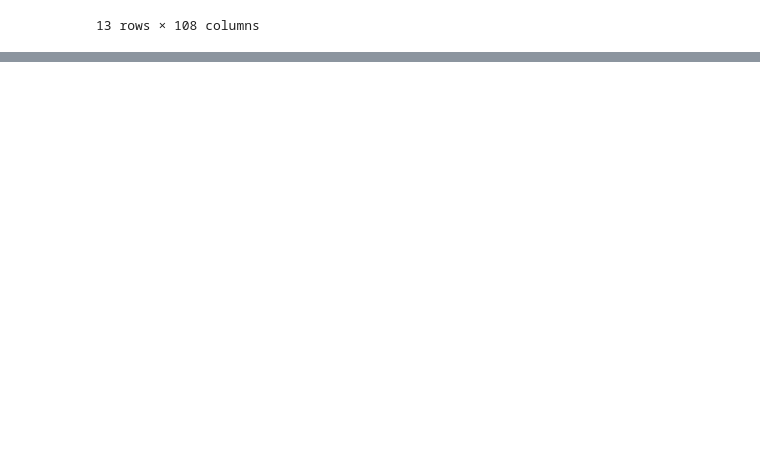
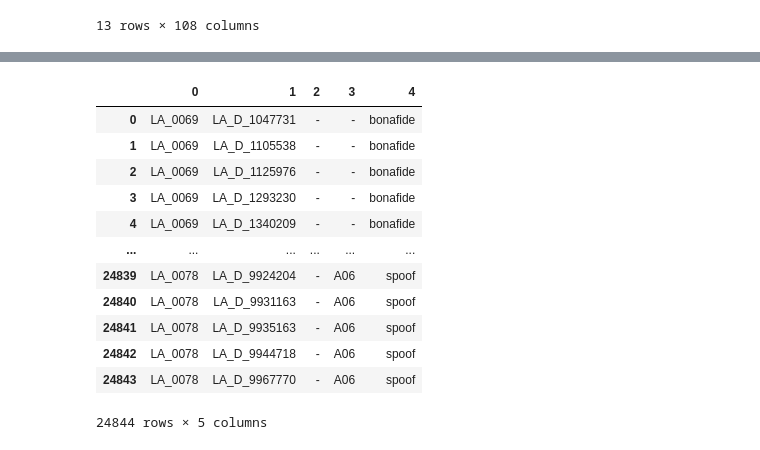
Before and after one commit to asimadnan/ASVspoof-experiments, a Jupyter notebook: MFCC - Librosa.ipynb, the cells around one changed output, grey strips where cells are left out. Saved outputs shown, nothing was run; the diff lists cells and outputs as text; code cells hidden in the pictures; blank space fills up the shorter version.

```diff
--- a/MFCC - Librosa.ipynb
+++ b/MFCC - Librosa.ipynb
@@ -270,0 +863,18 @@ df
+# %%
+dev_labels_path = '/Users/asimadnan/Desktop/Mres/ASVSPOOF_DATA/LA/ASVspoof2019_LA_cm_protocols/ASVspoof2019.LA.cm.dev.trl.txt'
+dev_labels = pd.read_csv(dev_labels_path, delimiter = " ", header=None)
+dev_labels
+# %% [output]
+|  | 0 | 1 | 2 | 3 | 4 |
+| 0 | LA_0069 | LA_D_1047731 | - | - | bonafide |
+| 1 | LA_0069 | LA_D_1105538 | - | - | bonafide |
+| 2 | LA_0069 | LA_D_1125976 | - | - | bonafide |
+| 3 | LA_0069 | LA_D_1293230 | - | - | bonafide |
+| 4 | LA_0069 | LA_D_1340209 | - | - | bonafide |
+| ... | ... | ... | ... | ... | ... |
+| 24839 | LA_0078 | LA_D_9924204 | - | A06 | spoof |
+| 24840 | LA_0078 | LA_D_9931163 | - | A06 | spoof |
+| 24841 | LA_0078 | LA_D_9935163 | - | A06 | spoof |
+| 24842 | LA_0078 | LA_D_9944718 | - | A06 | spoof |
+| 24843 | LA_0078 | LA_D_9967770 | - | A06 | spoof |
+24844 rows × 5 columns
```
Also changed, not shown: parts of 81 cells of this notebook, 7 other files.
